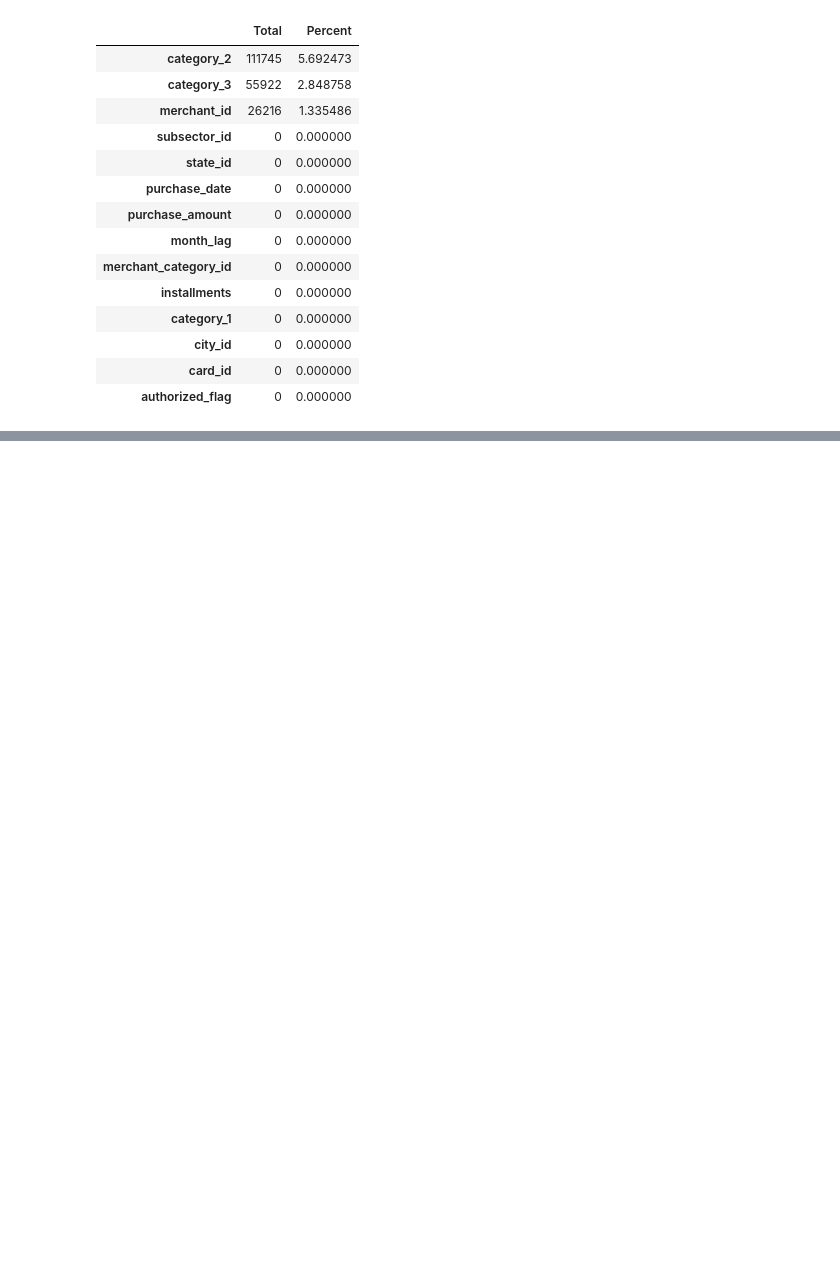
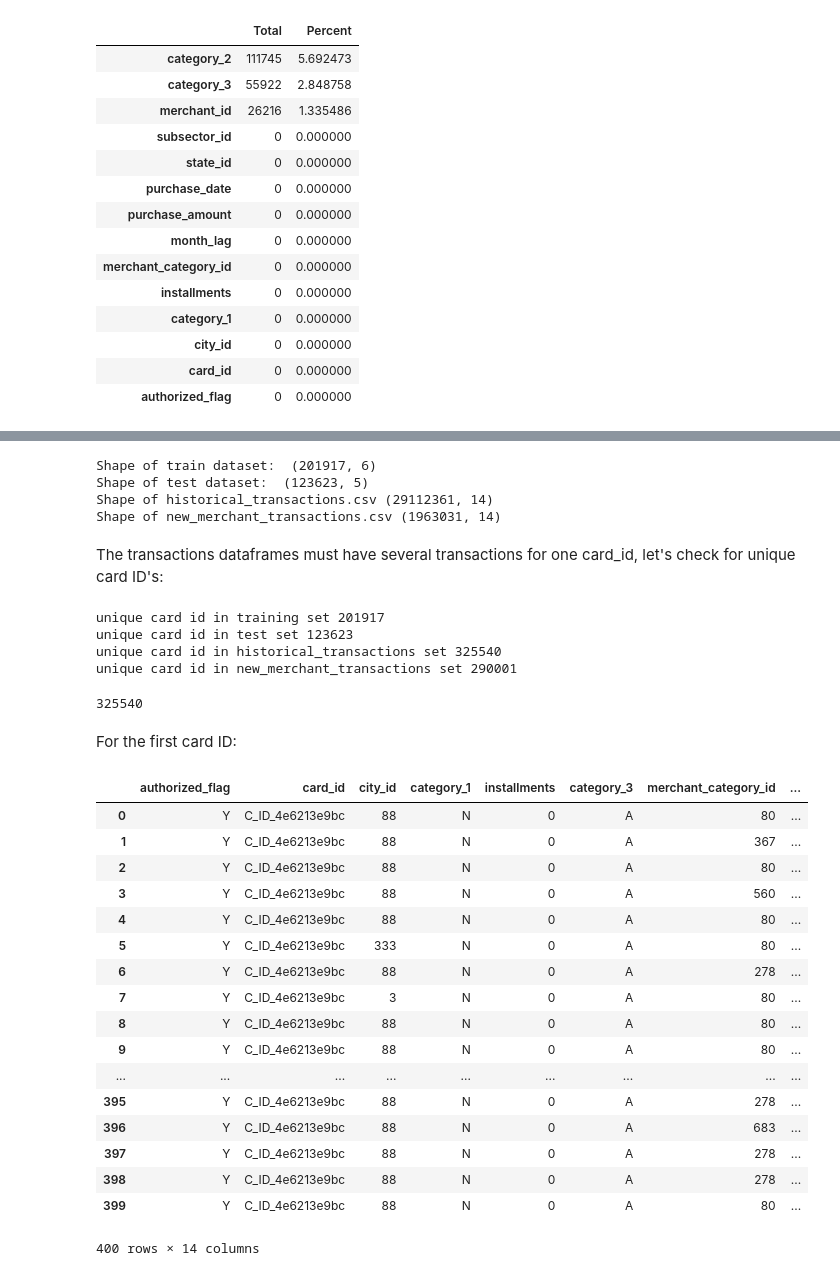
Before and after one commit to ServoCryptid/KaggleEloCompetition, a Jupyter notebook: Data_Exploration.ipynb, the cells around one changed output, grey strips where cells are left out. Saved outputs shown, nothing was run; the diff lists cells and outputs as text; code cells hidden in the pictures; blank space fills up the shorter version.

Commit message:
more insights on transactions

```diff
--- a/Data_Exploration.ipynb
+++ b/Data_Exploration.ipynb
@@ -288,0 +291,49 @@ missing_data.head(20)
+# %%
+print("Shape of train dataset: ", train_df.shape)
+print("Shape of test dataset: ", test_df.shape)
+print("Shape of historical_transactions.csv", hist_df.shape)
+print("Shape of new_merchant_transactions.csv", new_merchant_df.shape)
+# %% [output]
+Shape of train dataset:  (201917, 6)
+Shape of test dataset:  (123623, 5)
+Shape of historical_transactions.csv (29112361, 14)
+Shape of new_merchant_transactions.csv (1963031, 14)
+# %% [markdown]
+The transactions dataframes must have several transactions for one card_id, let's check for unique card ID's:
+# %%
+print('unique card id in training set',len(set(train_df['card_id'])))
+print('unique card id in test set',len(set(test_df['card_id'])))
+print('unique card id in historical_transactions set',len(set(hist_df['card_id'])))
+print('unique card id in new_merchant_transactions set',len(set(new_merchant_df['card_id'])))
+# %% [output]
+unique card id in training set 201917
+unique card id in test set 123623
+unique card id in historical_transactions set 325540
+unique card id in new_merchant_transactions set 290001
+# %%
+len(set(train_df['card_id'])) + len(set(test_df['card_id']))
+# %% [output]
+325540
+# %% [markdown]
+For the first card ID:
+# %%
+hist_df[hist_df['card_id'] == hist_df['card_id'][0]]
+# %% [output]
+|  | authorized_flag | card_id | city_id | category_1 | installments | category_3 | merchant_category_id | ... |
+| 0 | Y | C_ID_4e6213e9bc | 88 | N | 0 | A | 80 | ... |
+| 1 | Y | C_ID_4e6213e9bc | 88 | N | 0 | A | 367 | ... |
+| 2 | Y | C_ID_4e6213e9bc | 88 | N | 0 | A | 80 | ... |
+| 3 | Y | C_ID_4e6213e9bc | 88 | N | 0 | A | 560 | ... |
+| 4 | Y | C_ID_4e6213e9bc | 88 | N | 0 | A | 80 | ... |
+| 5 | Y | C_ID_4e6213e9bc | 333 | N | 0 | A | 80 | ... |
+| 6 | Y | C_ID_4e6213e9bc | 88 | N | 0 | A | 278 | ... |
+| 7 | Y | C_ID_4e6213e9bc | 3 | N | 0 | A | 80 | ... |
+| 8 | Y | C_ID_4e6213e9bc | 88 | N | 0 | A | 80 | ... |
+| 9 | Y | C_ID_4e6213e9bc | 88 | N | 0 | A | 80 | ... |
+| ... | ... | ... | ... | ... | ... | ... | ... | ... |
+| 395 | Y | C_ID_4e6213e9bc | 88 | N | 0 | A | 278 | ... |
+| 396 | Y | C_ID_4e6213e9bc | 88 | N | 0 | A | 683 | ... |
+| 397 | Y | C_ID_4e6213e9bc | 88 | N | 0 | A | 278 | ... |
+| 398 | Y | C_ID_4e6213e9bc | 88 | N | 0 | A | 278 | ... |
+| 399 | Y | C_ID_4e6213e9bc | 88 | N | 0 | A | 80 | ... |
+400 rows × 14 columns
```
Also changed, not shown: parts of 5 cells of this notebook.
